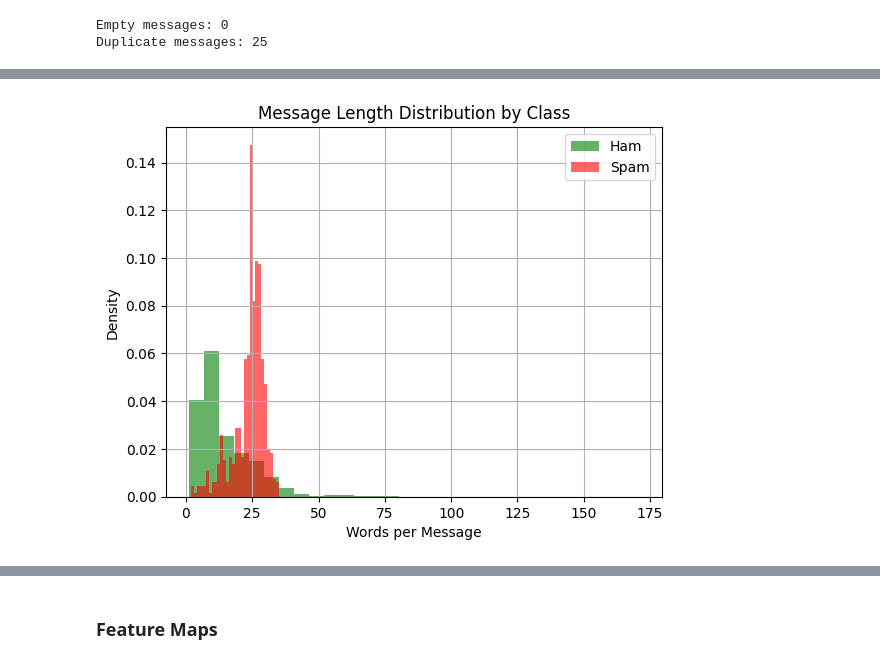
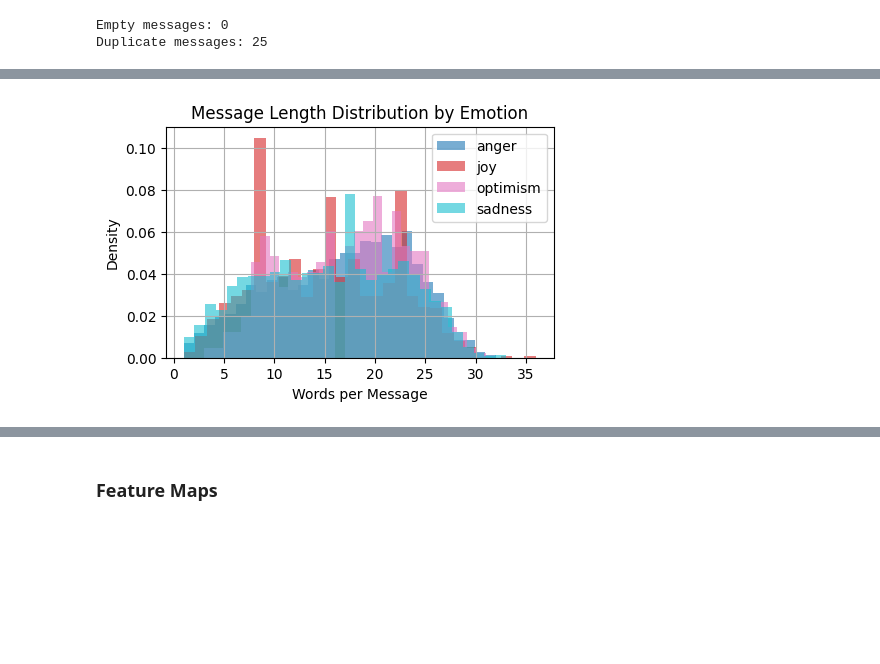
Before and after one commit to mxagar/llm_peft_fine_tuning_example, a Jupyter notebook: llm_peft.ipynb, the cells around one changed output, grey strips where cells are left out. Drawn from its saved outputs; the diff is of its cells as text; code cells hidden in the pictures; blank space fills up the shorter version.

```diff
--- a/llm_peft.ipynb
+++ b/llm_peft.ipynb
@@ -251,4 +253,8 @@ from wordcloud import WordCloud
 df_train = pd.DataFrame(dataset["train"])
 df_test = pd.DataFrame(dataset["test"])
 df_validation = pd.DataFrame(dataset["validation"])
+df_train["split"] = "train"
+df_test["split"] = "test"
+df_validation["split"] = "validation"
 df = pd.concat([df_train, df_test, df_validation], ignore_index=True)
+df["label_name"] = df["label"].map(id2label)
@@ -271,18 +292,19 @@ plt.show()
 # %%
-# Message length distribution
-texts = dataset["train"]["sms"]
-labels = dataset["train"]["label"]
-lengths_spam = [len(t.split()) for t, l in zip(texts, labels) if l == 1]
-lengths_ham  = [len(t.split()) for t, l in zip(texts, labels) if l == 0]
-plt.hist(lengths_ham, bins=30, alpha=0.6, label="Ham", color="green", density=True)
-plt.hist(lengths_spam, bins=30, alpha=0.6, label="Spam", color="red", density=True)
+# Compute tweet lengths for each label
+label_names = df["label_name"].unique()
+colors = plt.cm.get_cmap("tab10", len(label_names))
 
-plt.title("Message Length Distribution by Class")
+plt.figure(figsize=(5, 3))
+for i, label_name in enumerate(sorted(label_names)):
+    lengths = df[df["label_name"] == label_name]["text"].str.split().apply(len)
+    plt.hist(lengths, bins=30, alpha=0.6, label=label_name, color=colors(i), density=True)
+
+plt.title("Message Length Distribution by Emotion")
 plt.xlabel("Words per Message")
 plt.ylabel("Density")
 plt.legend()
 plt.grid(True)
 plt.show()
 # %% [output]
-[figure, old version]
+[figure, new version]
 # %%
```
Also changed, not shown: parts of 31 cells of this notebook.
